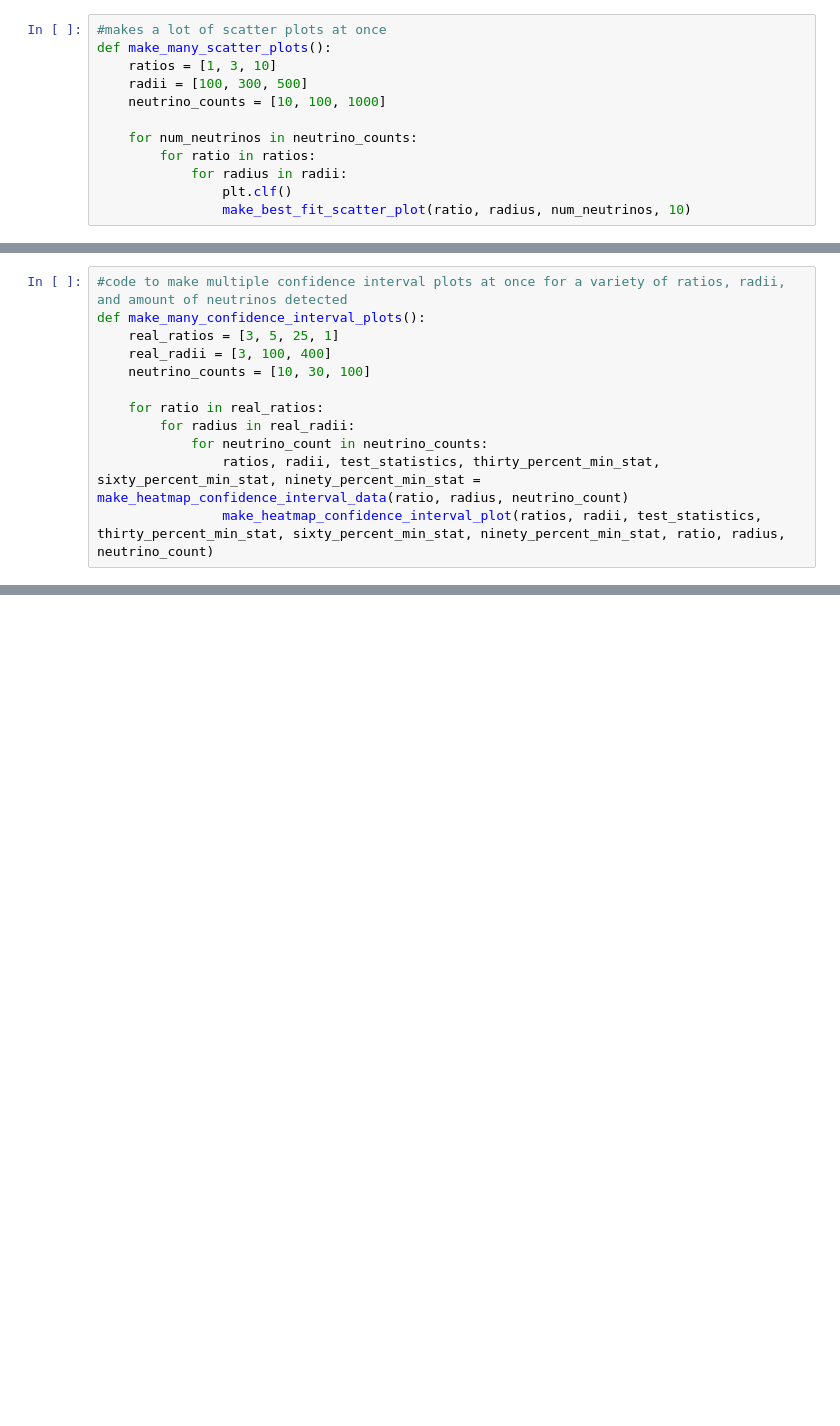
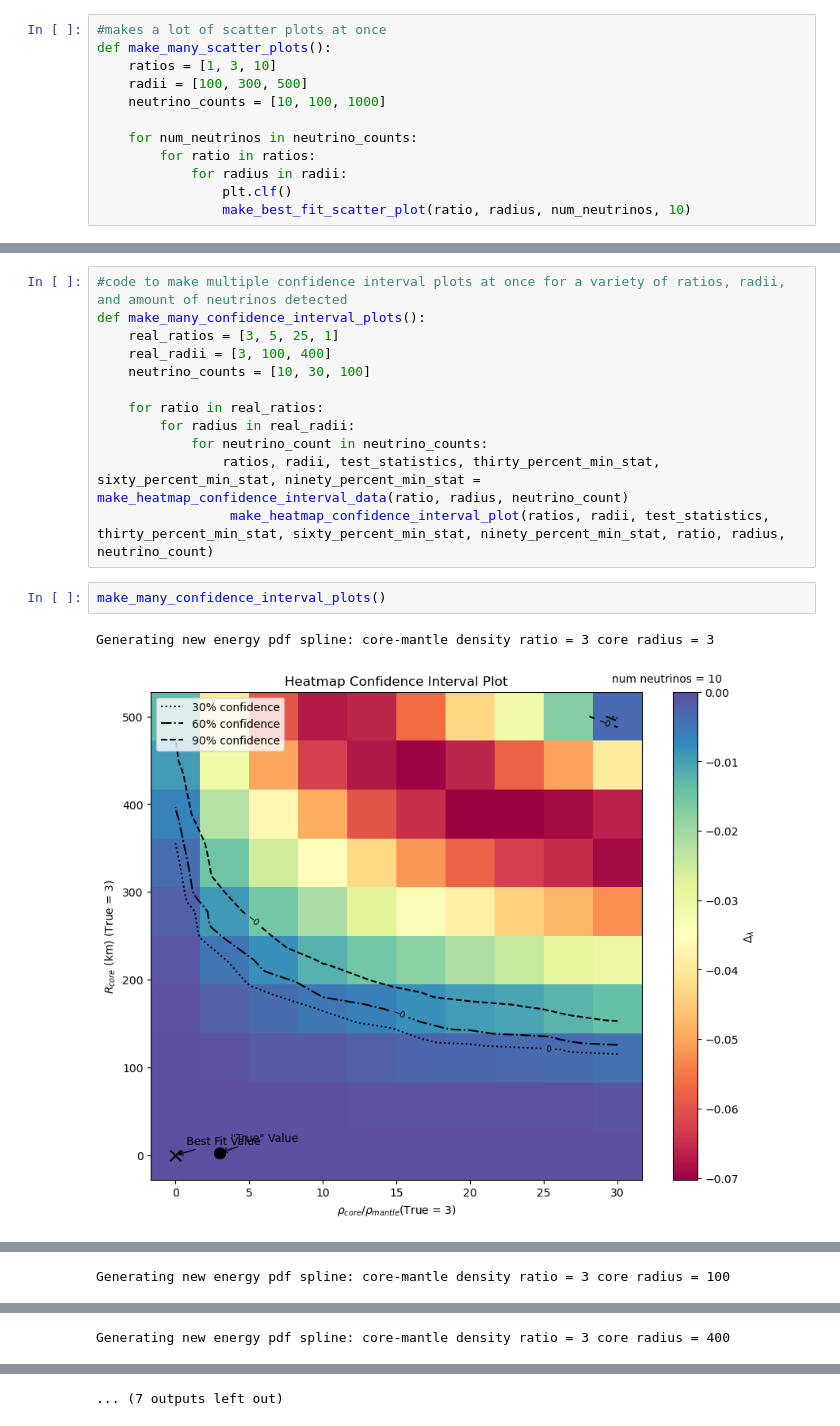
Before and after one commit to AkivaSherin/LunarCoreNeutrinoAnalysis, a Jupyter notebook: mock_data_analysis.ipynb, the cells around one changed output, grey strips where cells are left out. Cells and saved outputs as stored; diff of their text form; blank space fills up the shorter version.

```diff
--- a/mock_data_analysis.ipynb
+++ b/mock_data_analysis.ipynb
@@ -554,4 +558,9 @@ def make_many_confidence_interval_plots():
         for radius in real_radii:
             for neutrino_count in neutrino_counts:
                 ratios, radii, test_statistics, thirty_percent_min_stat, sixty_percent_min_stat, ninety_percent_min_stat = make_heatmap_confidence_interval_data(ratio, radius, neutrino_count)
-                make_heatmap_confidence_interval_plot(ratios, radii, test_statistics, thirty_percent_min_stat, sixty_percent_min_stat, ninety_percent_min_stat, ratio, radius, neutrino_count)
+                 make_heatmap_confidence_interval_plot(ratios, radii, test_statistics, thirty_percent_min_stat, sixty_percent_min_stat, ninety_percent_min_stat, ratio, radius, neutrino_count)
+# %%
+make_many_confidence_interval_plots()
+# %% [output]
+Generating new energy pdf spline: core-mantle density ratio = 3 core radius = 3
+[figure, added]
@@ -557,0 +569 @@ def make_many_confidence_interval_plots():
+Generating new energy pdf spline: core-mantle density ratio = 3 core radius = 100
@@ -557,0 +573 @@ def make_many_confidence_interval_plots():
+Generating new energy pdf spline: core-mantle density ratio = 3 core radius = 400
@@ -557,0 +577 @@ def make_many_confidence_interval_plots():
+... (7 outputs left out)
```
Also changed, not shown: parts of 6 cells of this notebook, 3 other files.
